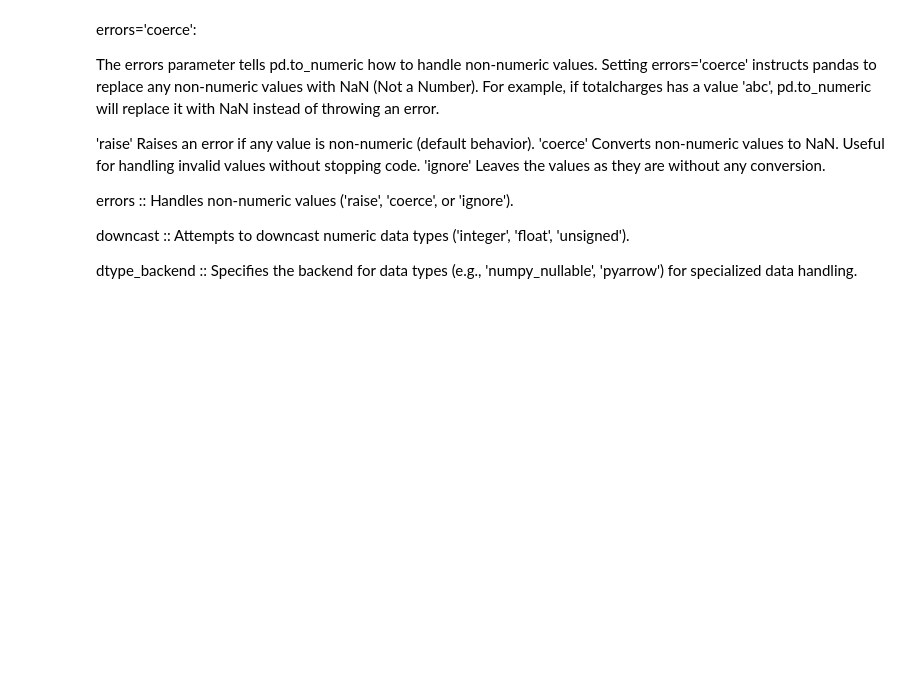
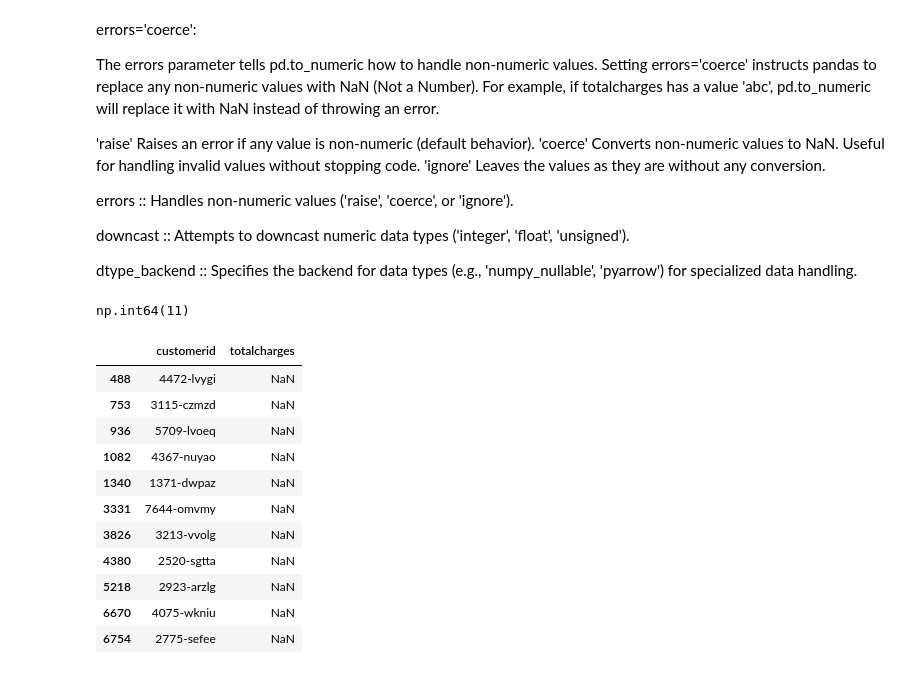
Before and after one commit to PRanavRajput1/machine-learning, a Jupyter notebook: 03-Classification/Classwork.ipynb, the cells around one changed output. Saved outputs shown, nothing was run; the diff lists cells and outputs as text; code cells hidden in the pictures; blank space fills up the shorter version.

```diff
--- a/03-Classification/Classwork.ipynb
+++ b/03-Classification/Classwork.ipynb
@@ -138,3 +138,24 @@ errors ::	Handles non-numeric values ('raise', 'coerce', or 'ignore').
 downcast ::	Attempts to downcast numeric data types ('integer', 'float', 'unsigned').
 
 dtype_backend	:: Specifies the backend for data types (e.g., 'numpy_nullable', 'pyarrow') for specialized data handling.
+# %%
+#Lets check whether the data now has NaN values
+df.totalcharges.isnull().sum()
+# %% [output]
+np.int64(11)
+# %%
+# there are 11 values that are null. lets take a look at the customer ids that have these null values
+df[df.totalcharges.isnull()][['customerid','totalcharges']]
+# %% [output]
+|  | customerid | totalcharges |
+| 488 | 4472-lvygi | NaN |
+| 753 | 3115-czmzd | NaN |
+| 936 | 5709-lvoeq | NaN |
+| 1082 | 4367-nuyao | NaN |
+| 1340 | 1371-dwpaz | NaN |
+| 3331 | 7644-omvmy | NaN |
+| 3826 | 3213-vvolg | NaN |
+| 4380 | 2520-sgtta | NaN |
+| 5218 | 2923-arzlg | NaN |
+| 6670 | 4075-wkniu | NaN |
+| 6754 | 2775-sefee | NaN |
```
Also changed, not shown: parts of 4 cells of this notebook.
